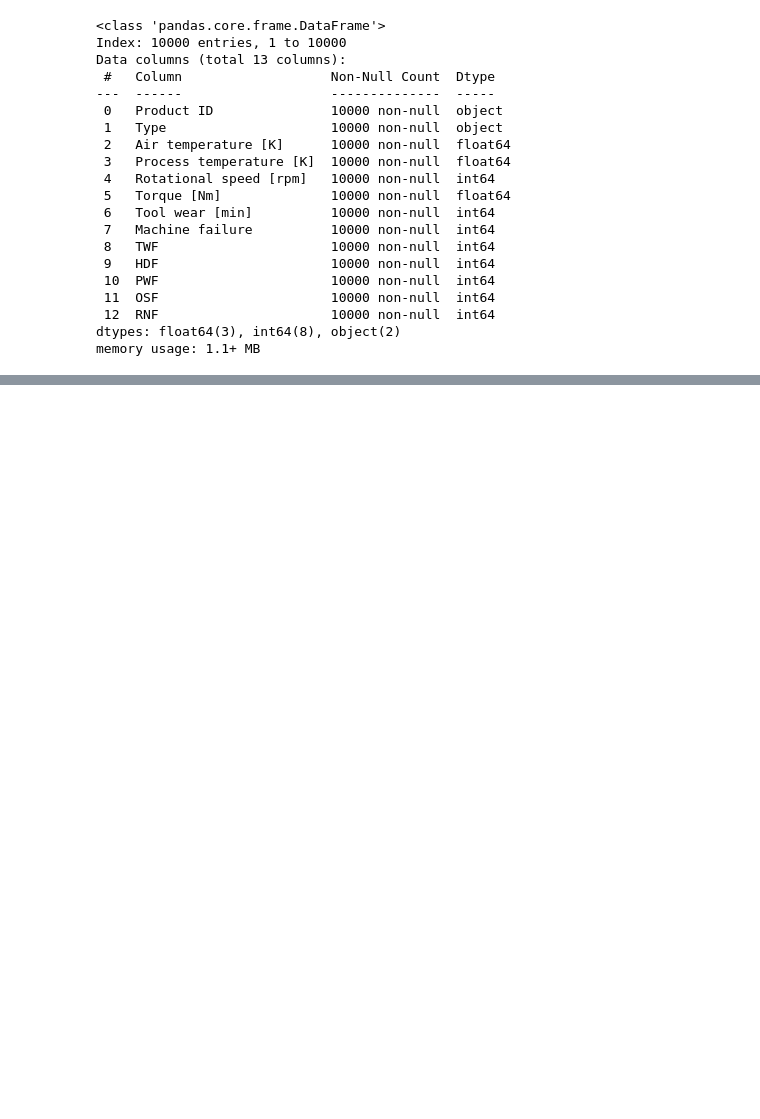
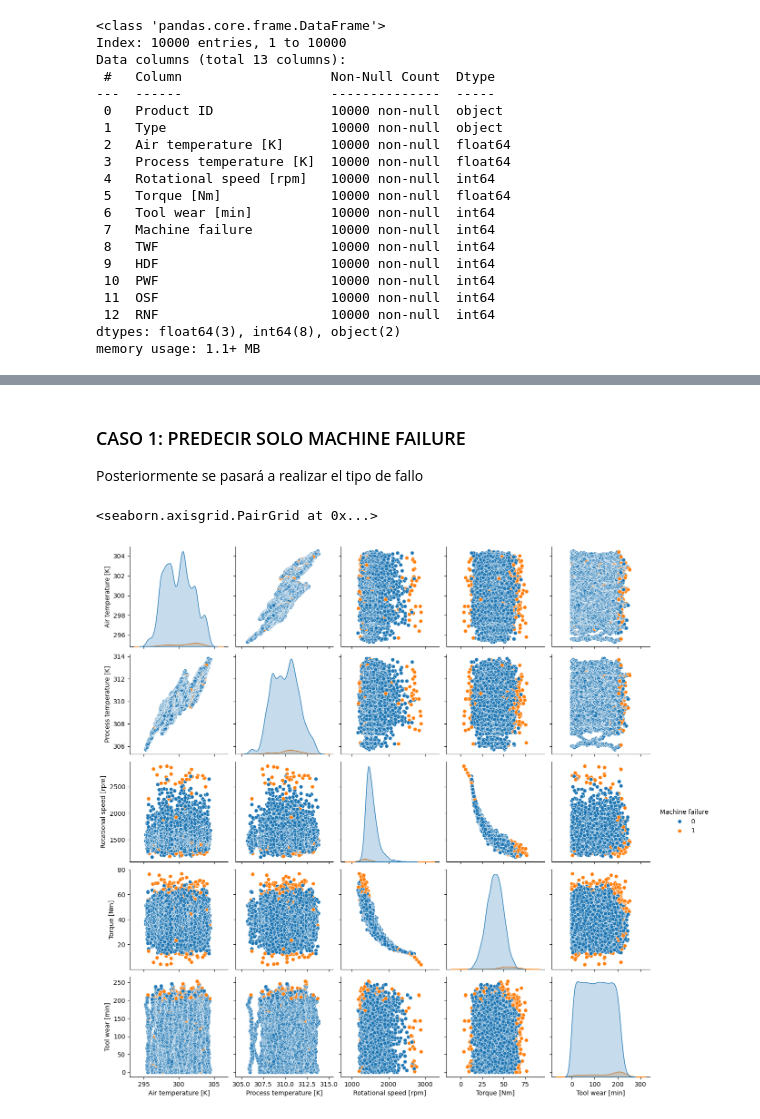
Before and after one commit to Danielgarpra/Milling_failure_prediction_ML, a Jupyter notebook: milling_projet.ipynb, the cells around one changed output, grey strips where cells are left out. Drawn from its saved outputs; the diff is of its cells as text; code cells hidden in the pictures; blank space fills up the shorter version.

```diff
--- a/milling_projet.ipynb
+++ b/milling_projet.ipynb
@@ -168,0 +189,8 @@ memory usage: 1.1+ MB
+# %% [markdown]
+### CASO 1: PREDECIR SOLO MACHINE FAILURE
+Posteriormente se pasará a realizar el tipo de fallo
+# %%
+sns.pairplot(df.drop(['TWF','HDF','PWF','OSF','RNF'],axis=1),hue='Machine failure')
+# %% [output]
+<seaborn.axisgrid.PairGrid at 0x...>
+[figure, added]
```
Also changed, not shown: parts of 51 cells of this notebook, 2 other files.
